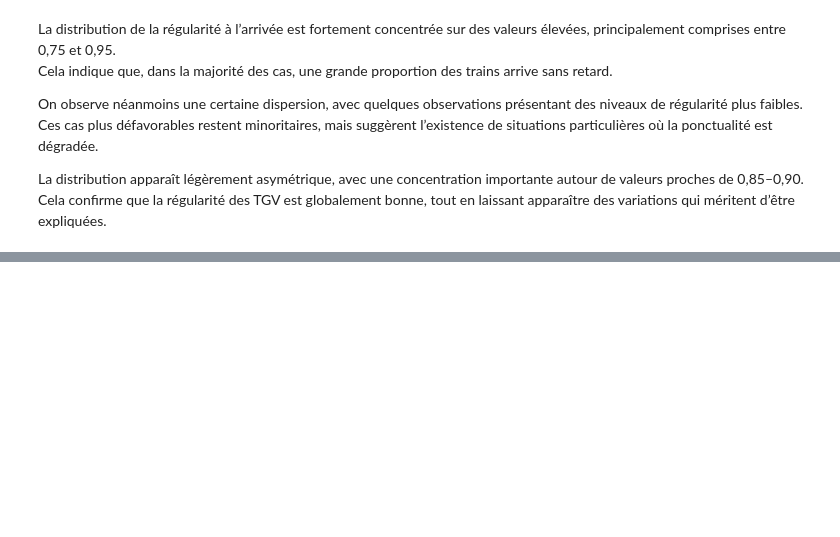
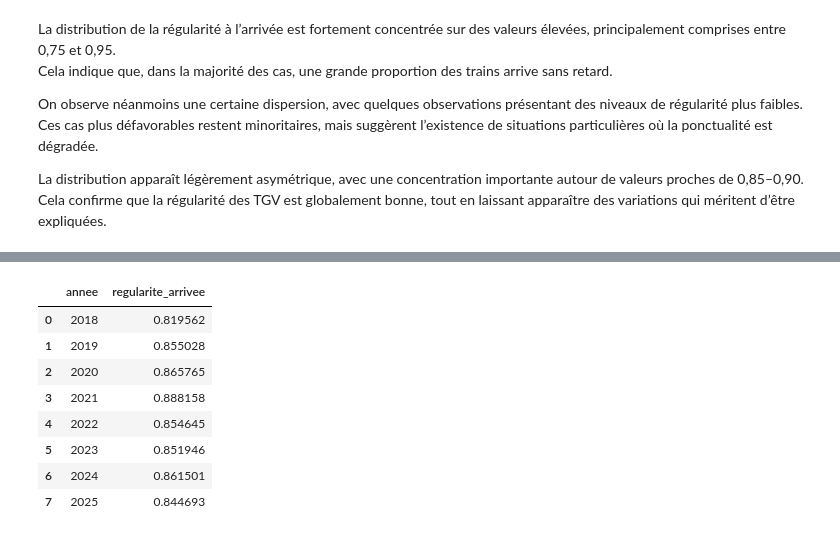
Before and after one commit to chamsisarra5-web/projet-info, a Jupyter notebook: projet_tgv.ipynb, the cells around one changed output, grey strips where cells are left out. Cells and saved outputs as stored; diff of their text form; code cells hidden in the pictures; blank space fills up the shorter version.

```diff
--- a/projet_tgv.ipynb
+++ b/projet_tgv.ipynb
@@ -303,0 +307,17 @@ Cela confirme que la régularité des TGV est globalement bonne, tout en laissan
+# %%
+regularite_par_annee = (
+    df_analyse.groupby("annee", as_index=False)["regularite_arrivee"]
+    .mean()
+)
+
+regularite_par_annee
+# %% [output]
+|  | annee | regularite_arrivee |
+| 0 | 2018 | 0.819562 |
+| 1 | 2019 | 0.855028 |
+| 2 | 2020 | 0.865765 |
+| 3 | 2021 | 0.888158 |
+| 4 | 2022 | 0.854645 |
+| 5 | 2023 | 0.851946 |
+| 6 | 2024 | 0.861501 |
+| 7 | 2025 | 0.844693 |
```
Also changed, not shown: parts of 5 cells of this notebook.
